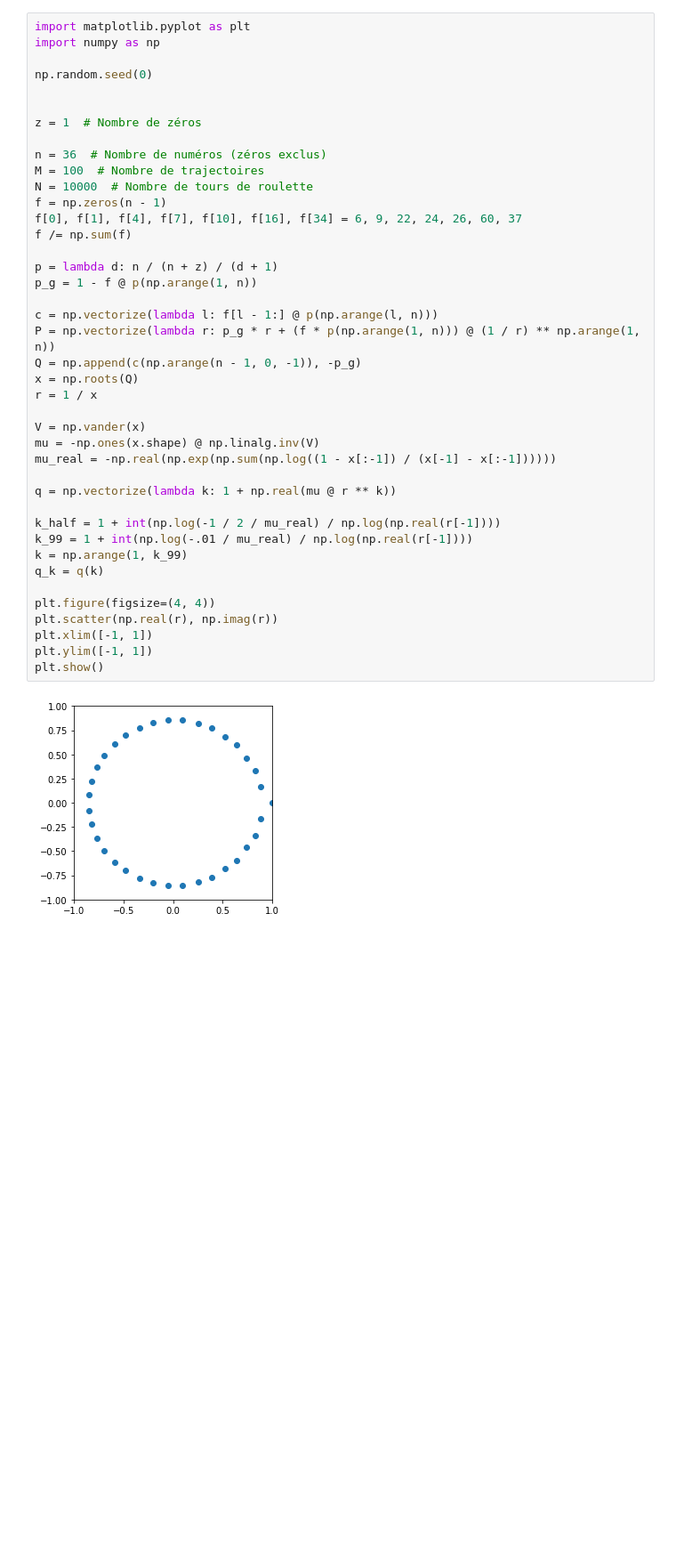
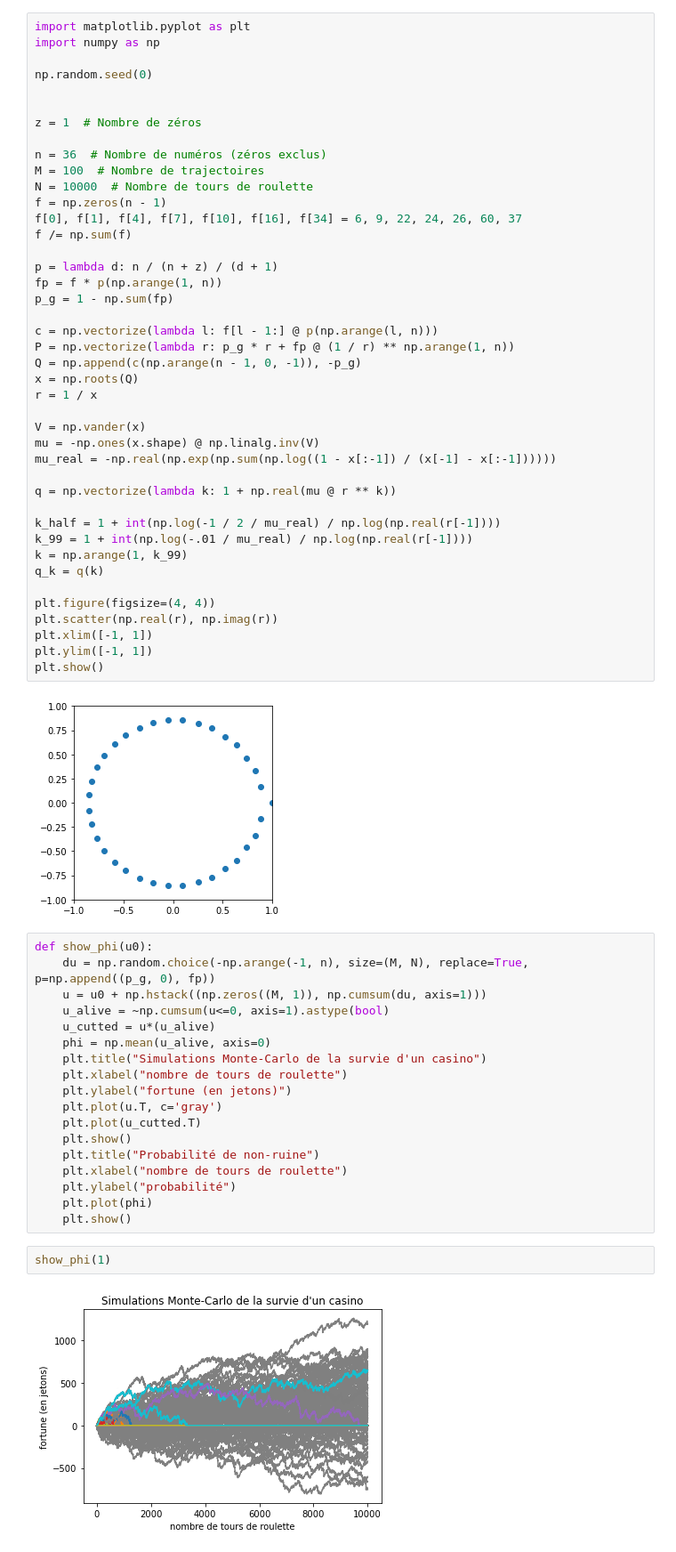
Before and after one commit to jeanHeibig/casinoRoulette, a Jupyter notebook: survie.ipynb, the cells around one changed output. Shown at 89% size. Saved outputs shown, nothing was run; the diff lists cells and outputs as text; blank space fills up the shorter version.

Commit message:
Ended with low horizon simul

```diff
--- a/survie.ipynb
+++ b/survie.ipynb
@@ -15,10 +15,11 @@ f[0], f[1], f[4], f[7], f[10], f[16], f[34] = 6, 9, 22, 24, 26, 60, 37
 f /= np.sum(f)
 
 p = lambda d: n / (n + z) / (d + 1)
-p_g = 1 - f @ p(np.arange(1, n))
+fp = f * p(np.arange(1, n))
+p_g = 1 - np.sum(fp)
 
 c = np.vectorize(lambda l: f[l - 1:] @ p(np.arange(l, n)))
-P = np.vectorize(lambda r: p_g * r + (f * p(np.arange(1, n))) @ (1 / r) ** np.arange(1, n))
+P = np.vectorize(lambda r: p_g * r + fp @ (1 / r) ** np.arange(1, n))
 Q = np.append(c(np.arange(n - 1, 0, -1)), -p_g)
 x = np.roots(Q)
 r = 1 / x
@@ -41,3 +42,25 @@ plt.ylim([-1, 1])
 plt.show()
 # %% [output]
 [figure]
+# %%
+def show_phi(u0):
+    du = np.random.choice(-np.arange(-1, n), size=(M, N), replace=True, p=np.append((p_g, 0), fp))
+    u = u0 + np.hstack((np.zeros((M, 1)), np.cumsum(du, axis=1)))
+    u_alive = ~np.cumsum(u<=0, axis=1).astype(bool)
+    u_cutted = u*(u_alive)
+    phi = np.mean(u_alive, axis=0)
+    plt.title("Simulations Monte-Carlo de la survie d'un casino")
+    plt.xlabel("nombre de tours de roulette")
+    plt.ylabel("fortune (en jetons)")
+    plt.plot(u.T, c='gray')
+    plt.plot(u_cutted.T)
+    plt.show()
+    plt.title("Probabilité de non-ruine")
+    plt.xlabel("nombre de tours de roulette")
+    plt.ylabel("probabilité")
+    plt.plot(phi)
+    plt.show()
+# %%
+show_phi(1)
+# %% [output]
+[figure, added]
```
Also changed, not shown: parts of 5 cells of this notebook.
